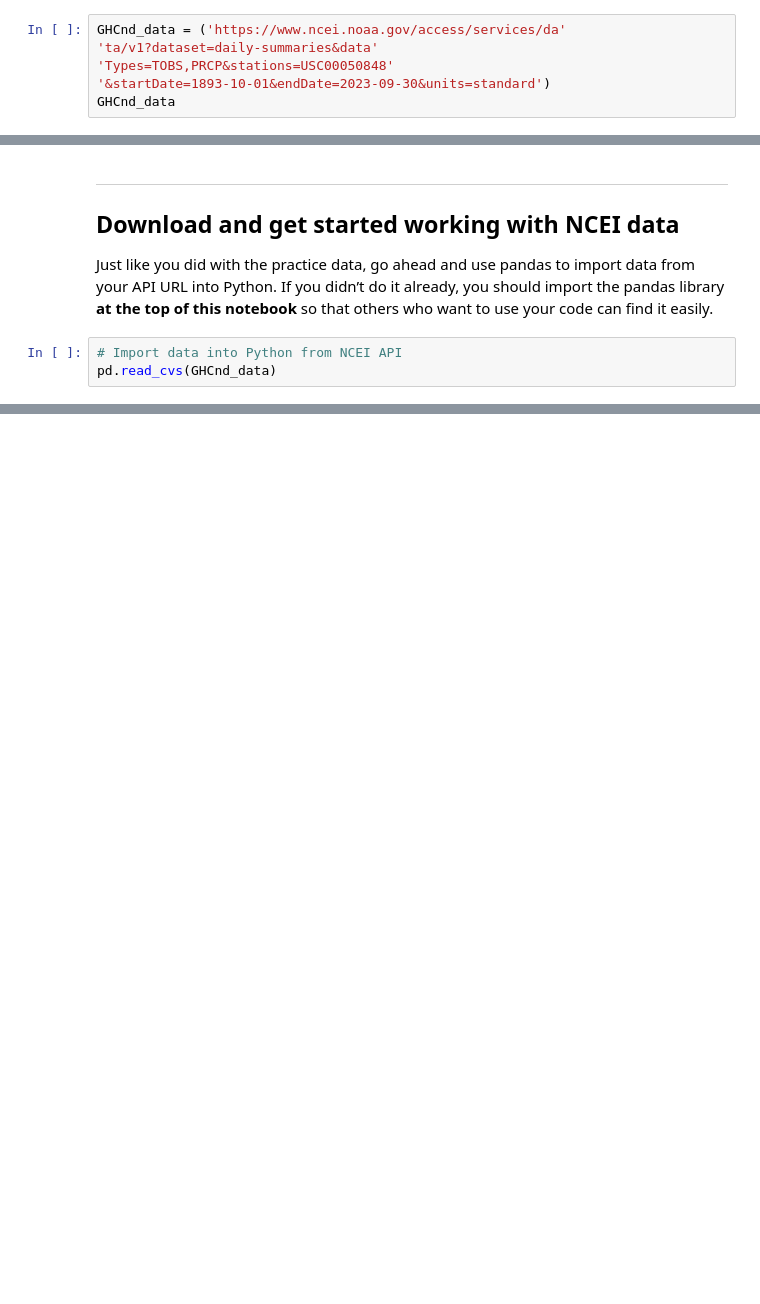
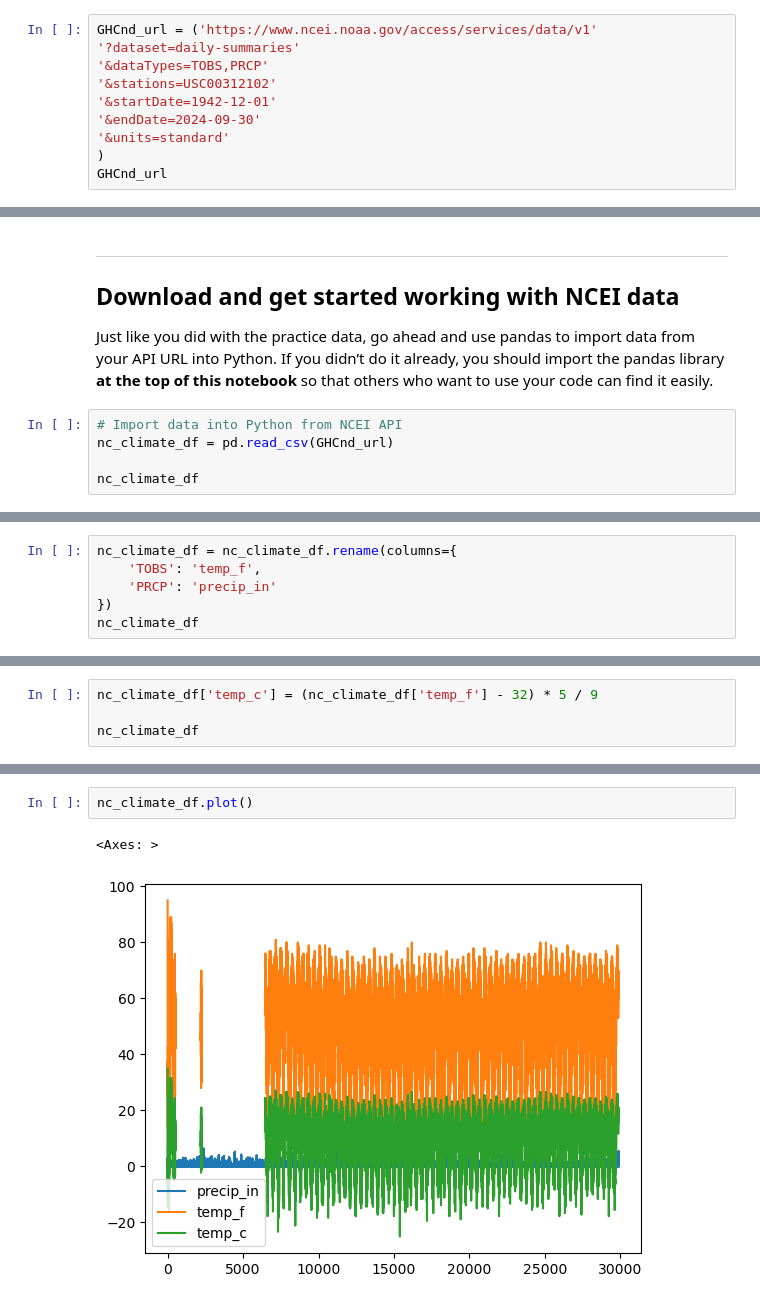
Before and after one commit to earthlab-education/climate-coding-challenge-BioNCphilic, a Jupyter notebook: notebooks/climate-coding-challenge/climate-10-portfolio-00-data-location.ipynb, the cells around one changed output, grey strips where cells are left out. Cells and saved outputs as stored; diff of their text form; blank space fills up the shorter version.

```diff
--- a/notebooks/climate-coding-challenge/climate-10-portfolio-00-data-location.ipynb
+++ b/notebooks/climate-coding-challenge/climate-10-portfolio-00-data-location.ipynb
@@ -90,9 +85,13 @@ import pandas as pd
 > 3.  At the end of the cell where you define your url variable, **call
 >     your variable (type out its name)** so it can be tested.
 # %%
-GHCnd_data = ('https://www.ncei.noaa.gov/access/services/da'
-'ta/v1?dataset=daily-summaries&data'
-'Types=TOBS,PRCP&stations=USC00050848'
-'&startDate=1893-10-01&endDate=2023-09-30&units=standard')
-GHCnd_data
+GHCnd_url = ('https://www.ncei.noaa.gov/access/services/data/v1'
+'?dataset=daily-summaries'
+'&dataTypes=TOBS,PRCP'
+'&stations=USC00312102'
+'&startDate=1942-12-01'
+'&endDate=2024-09-30'
+'&units=standard'
+)
+GHCnd_url
 # %% [output]
@@ -108,5 +107,7 @@ you should import the pandas library **at the top of this notebook** so
 that others who want to use your code can find it easily.
 # %%
 # Import data into Python from NCEI API
-pd.read_cvs(GHCnd_data)
+nc_climate_df = pd.read_csv(GHCnd_url)
+
+nc_climate_df
 # %% [output]
@@ -113,0 +127,6 @@ AttributeError: module 'pandas' has no attribute 'read_cvs'
+# %%
+nc_climate_df = nc_climate_df.rename(columns={
+    'TOBS': 'temp_f',
+    'PRCP': 'precip_in'
+})
+nc_climate_df
@@ -113,0 +147,4 @@ AttributeError: module 'pandas' has no attribute 'read_cvs'
+# %%
+nc_climate_df['temp_c'] = (nc_climate_df['temp_f'] - 32) * 5 / 9
+
+nc_climate_df
@@ -113,0 +171,5 @@ AttributeError: module 'pandas' has no attribute 'read_cvs'
+# %%
+nc_climate_df.plot()
+# %% [output]
+<Axes: >
+[figure, added]
```
Also changed, not shown: parts of 6 cells of this notebook, 5 other files.
